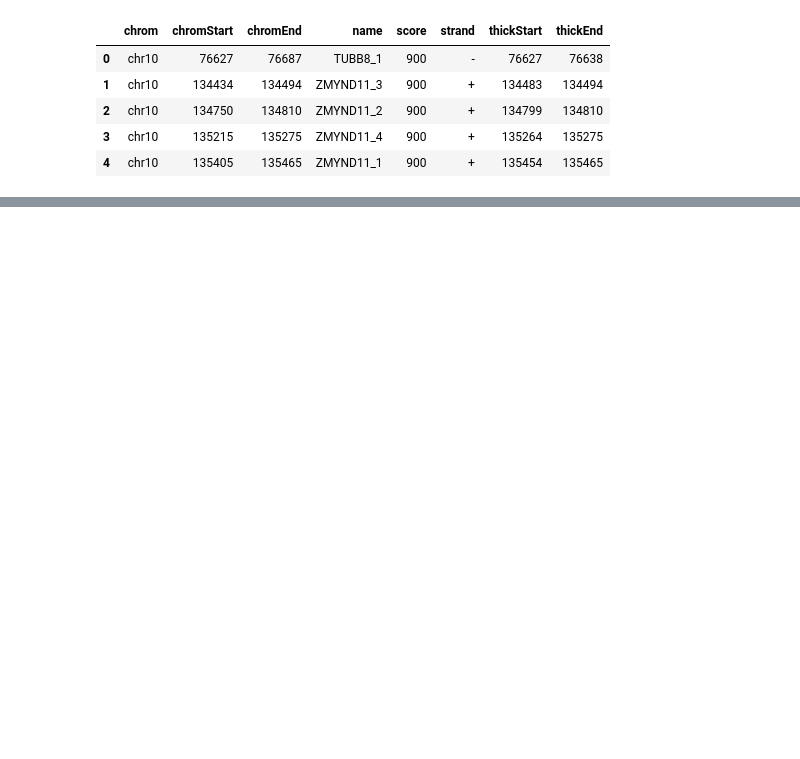
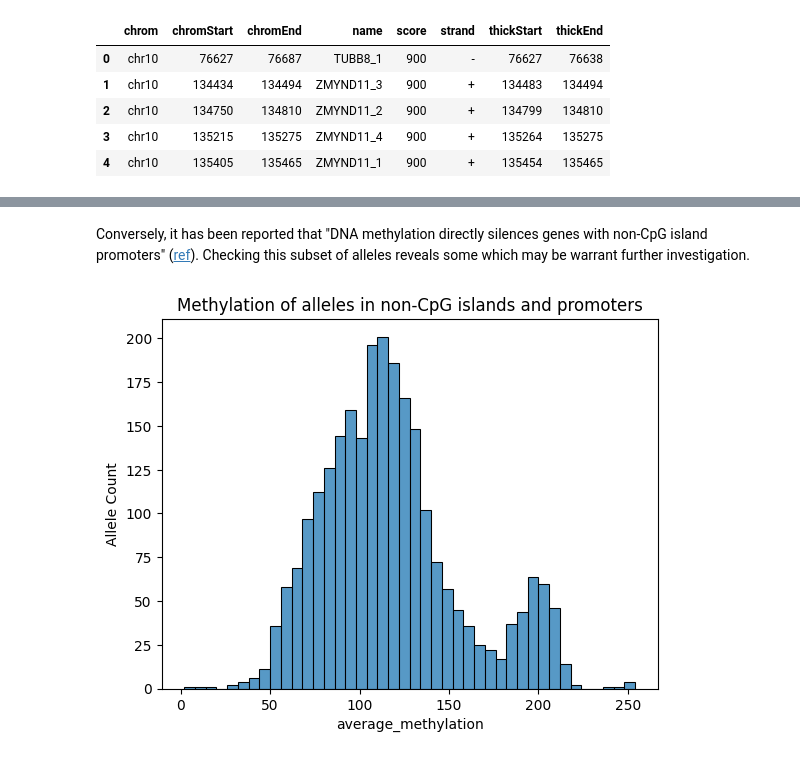
Before and after one commit to PacificBiosciences/trgt, a Jupyter notebook: notebooks/CpGislandsMethylationAndPromoters.ipynb, the cells around one changed output, grey strips where cells are left out. Cells and saved outputs as stored; diff of their text form; code cells hidden in the pictures; blank space fills up the shorter version.

```diff
--- a/notebooks/CpGislandsMethylationAndPromoters.ipynb
+++ b/notebooks/CpGislandsMethylationAndPromoters.ipynb
@@ -152,0 +157,10 @@ We see that at least part of our bimodal distribution is explained by the lower
+# %% [markdown]
+Conversely, it has been reported that "DNA methylation directly silences genes with non-CpG island promoters" ([ref](https://www.ncbi.nlm.nih.gov/pmc/articles/PMC3196883/])). Checking this subset of alleles reveals some which may be warrant further investigation.
+# %%
+p = sb.histplot(data=methyl[~methyl["known_CpG"] & methyl['is_promoter']].reset_index(),
+                x="average_methylation",
+                multiple="stack",
+                binwidth=6)
+_ = p.set(title="Methylation of alleles in non-CpG islands and promoters", ylabel="Allele Count")
+# %% [output]
+[figure, added]
```
Also changed, not shown: parts of 19 cells of this notebook.
